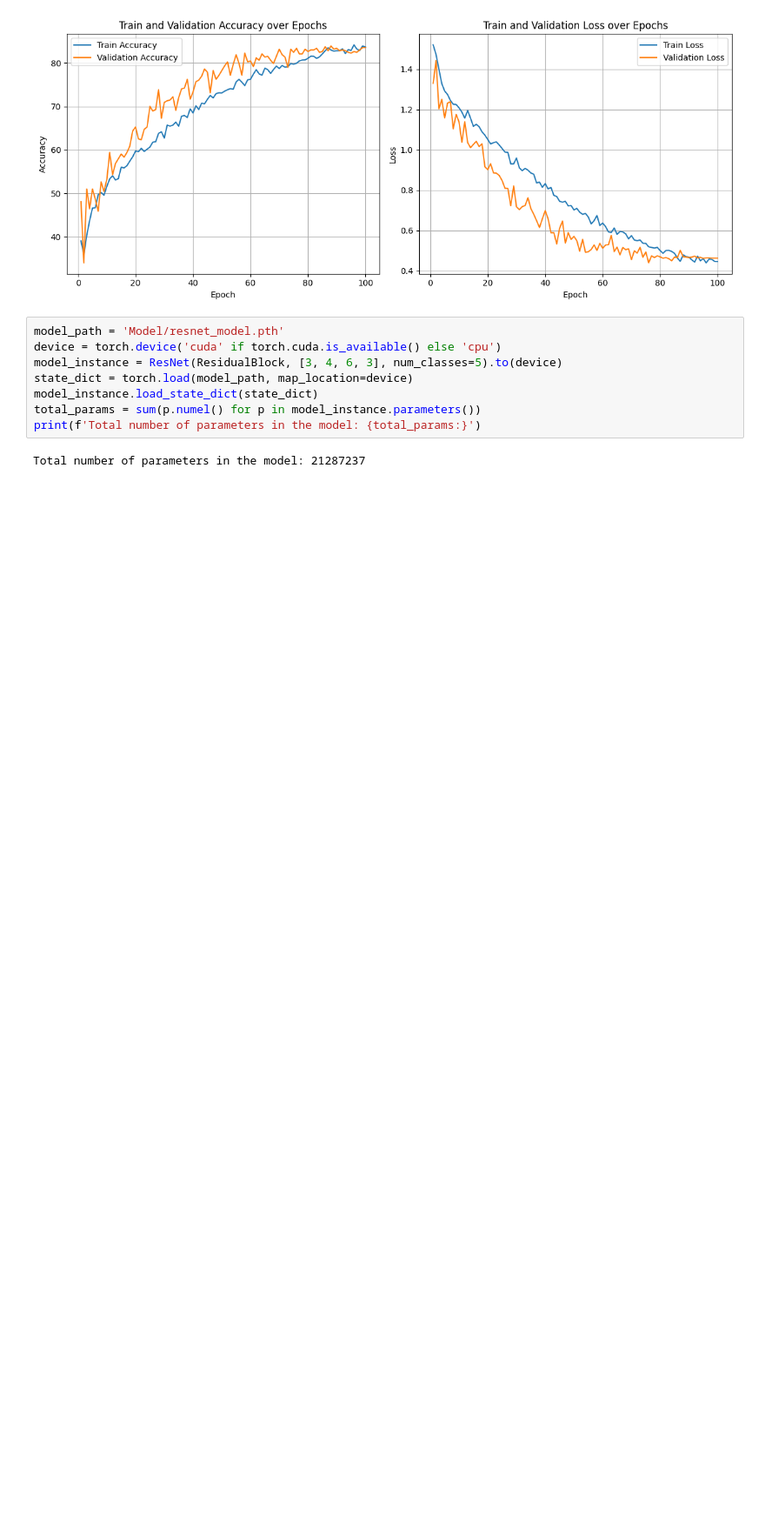
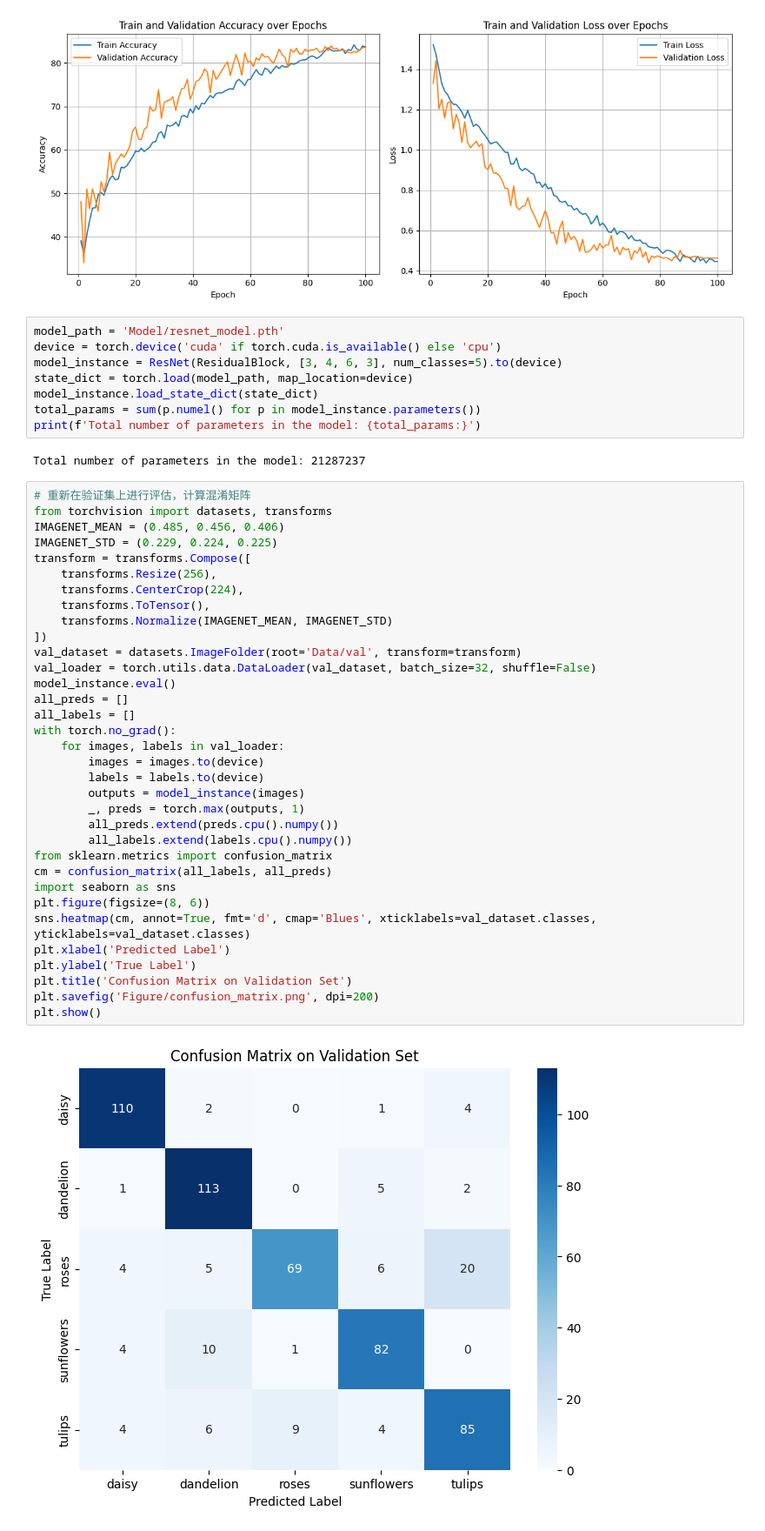
Before and after one commit to ohemarla/Principle-of-AI_2025fall, a Jupyter notebook: HW2/Data_process.ipynb, the cells around one changed output. Shown at 87% size. Cells and saved outputs as stored; diff of their text form; blank space fills up the shorter version.

```diff
--- a/HW2/Data_process.ipynb
+++ b/HW2/Data_process.ipynb
@@ -91,3 +91,39 @@ total_params = sum(p.numel() for p in model_instance.parameters())
 print(f'Total number of parameters in the model: {total_params:}')
 # %% [output]
 Total number of parameters in the model: 21287237
+# %%
+# 重新在验证集上进行评估，计算混淆矩阵
+from torchvision import datasets, transforms
+IMAGENET_MEAN = (0.485, 0.456, 0.406)
+IMAGENET_STD = (0.229, 0.224, 0.225)
+transform = transforms.Compose([
+    transforms.Resize(256),
+    transforms.CenterCrop(224),
+    transforms.ToTensor(),
+    transforms.Normalize(IMAGENET_MEAN, IMAGENET_STD)
+])
+val_dataset = datasets.ImageFolder(root='Data/val', transform=transform)
+val_loader = torch.utils.data.DataLoader(val_dataset, batch_size=32, shuffle=False)
+model_instance.eval()
+all_preds = []
+all_labels = []
+with torch.no_grad():
+    for images, labels in val_loader:
+        images = images.to(device)
+        labels = labels.to(device)
+        outputs = model_instance(images)
+        _, preds = torch.max(outputs, 1)
+        all_preds.extend(preds.cpu().numpy())
+        all_labels.extend(labels.cpu().numpy())
+from sklearn.metrics import confusion_matrix
+cm = confusion_matrix(all_labels, all_preds)
+import seaborn as sns
+plt.figure(figsize=(8, 6))
+sns.heatmap(cm, annot=True, fmt='d', cmap='Blues', xticklabels=val_dataset.classes, yticklabels=val_dataset.classes)
+plt.xlabel('Predicted Label')
+plt.ylabel('True Label')
+plt.title('Confusion Matrix on Validation Set')
+plt.savefig('Figure/confusion_matrix.png', dpi=200)
+plt.show()
+# %% [output]
+[figure, added]
```
Also changed, not shown: parts of 1 cell of this notebook, 17 other files.
